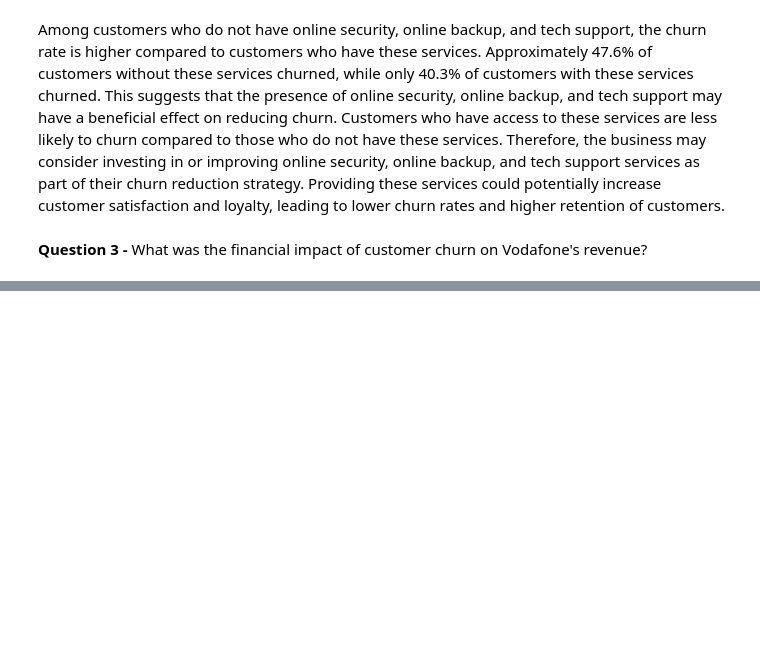
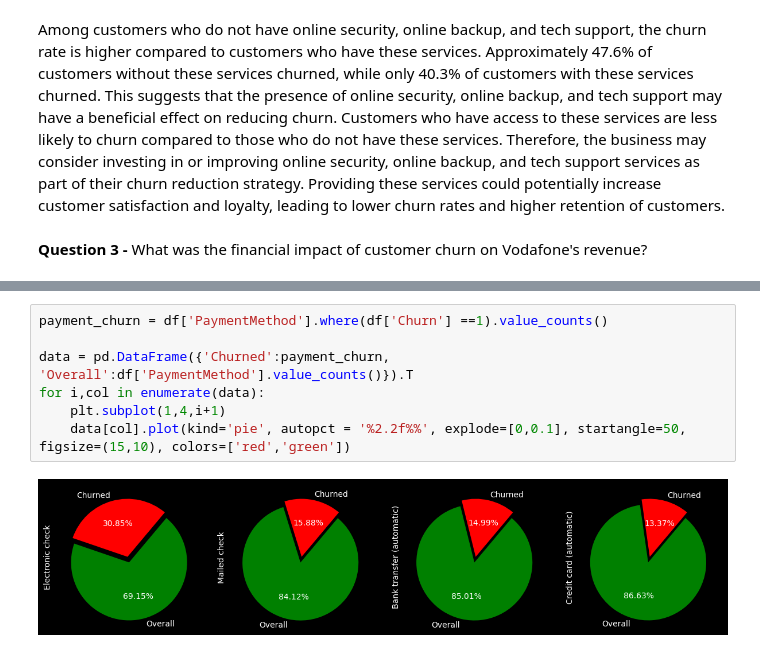
Before and after one commit to zubeetech/Customer-Churn-Prediction, a Jupyter notebook: Notebook/customer_churn.ipynb, the cells around one changed output, grey strips where cells are left out. Drawn from its saved outputs; the diff is of its cells as text; blank space fills up the shorter version.

```diff
--- a/Notebook/customer_churn.ipynb
+++ b/Notebook/customer_churn.ipynb
@@ -546,0 +574,9 @@ Therefore, the business may consider investing in or improving online security,
+# %%
+payment_churn = df['PaymentMethod'].where(df['Churn'] ==1).value_counts()
+
+data = pd.DataFrame({'Churned':payment_churn, 'Overall':df['PaymentMethod'].value_counts()}).T
+for i,col in enumerate(data):
+    plt.subplot(1,4,i+1)
+    data[col].plot(kind='pie', autopct = '%2.2f%%', explode=[0,0.1], startangle=50, figsize=(15,10), colors=['red','green'])
+# %% [output]
+[figure, added]
```
Also changed, not shown: parts of 9 cells of this notebook.
